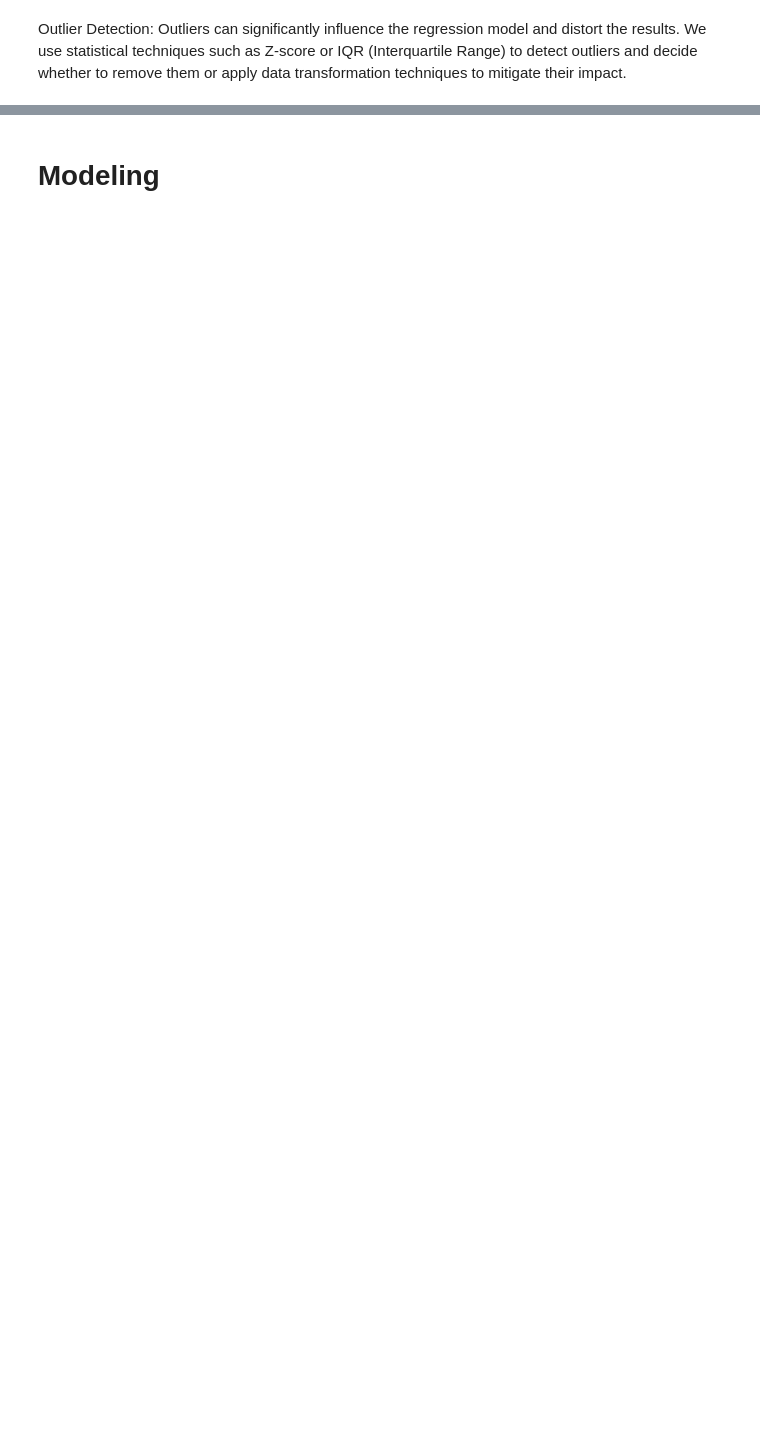
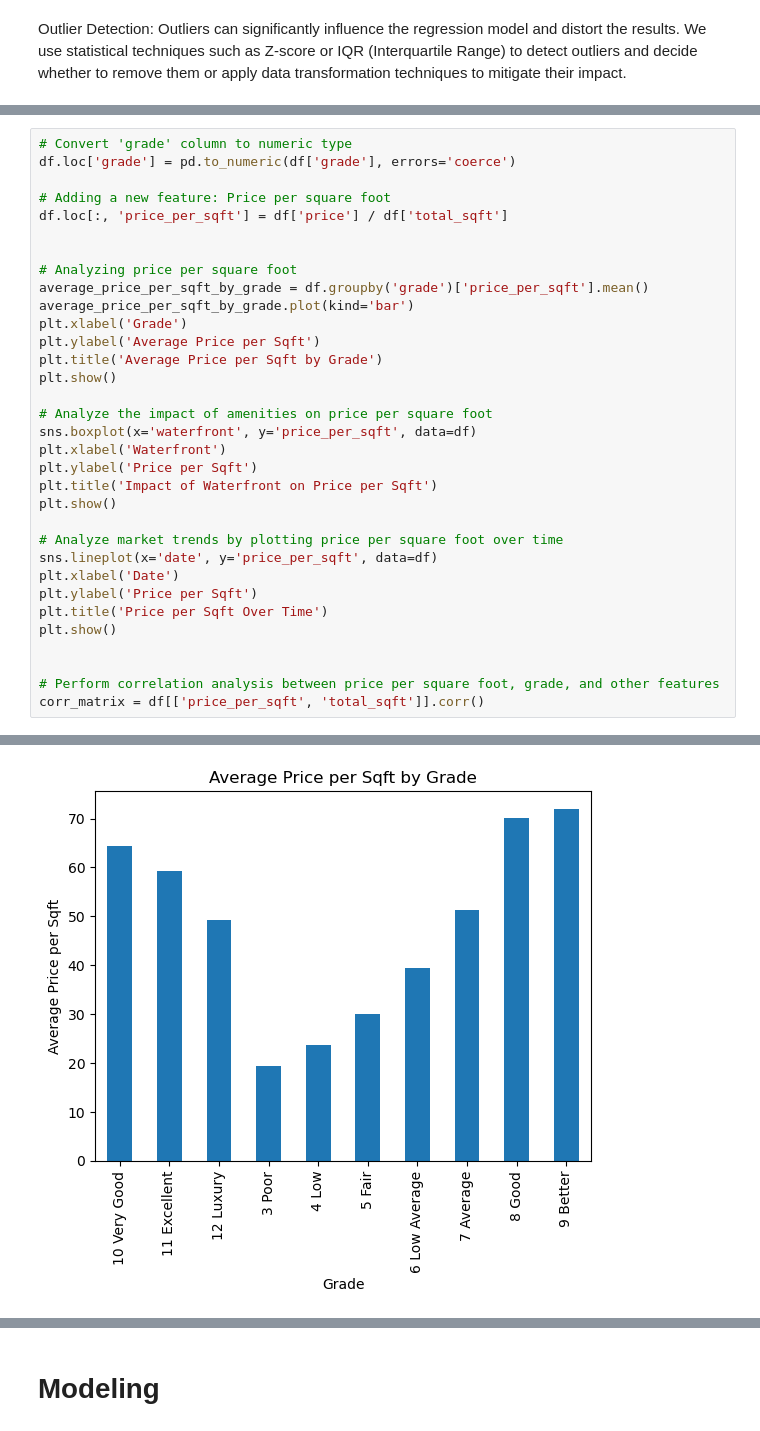
Before and after one commit to KariukiAddi/dsc-phase-2-project-v2-3, a Jupyter notebook: student.ipynb, the cells around one changed output, grey strips where cells are left out. Saved outputs shown, nothing was run; the diff lists cells and outputs as text; blank space fills up the shorter version.

```diff
--- a/student.ipynb
+++ b/student.ipynb
@@ -231,0 +406,34 @@ df
+# %%
+# Convert 'grade' column to numeric type
+df.loc['grade'] = pd.to_numeric(df['grade'], errors='coerce')
+
+# Adding a new feature: Price per square foot
+df.loc[:, 'price_per_sqft'] = df['price'] / df['total_sqft']
+
+
+# Analyzing price per square foot
+average_price_per_sqft_by_grade = df.groupby('grade')['price_per_sqft'].mean()
+average_price_per_sqft_by_grade.plot(kind='bar')
+plt.xlabel('Grade')
+plt.ylabel('Average Price per Sqft')
+plt.title('Average Price per Sqft by Grade')
+plt.show()
+
+# Analyze the impact of amenities on price per square foot
+sns.boxplot(x='waterfront', y='price_per_sqft', data=df)
+plt.xlabel('Waterfront')
+plt.ylabel('Price per Sqft')
+plt.title('Impact of Waterfront on Price per Sqft')
+plt.show()
+
+# Analyze market trends by plotting price per square foot over time
+sns.lineplot(x='date', y='price_per_sqft', data=df)
+plt.xlabel('Date')
+plt.ylabel('Price per Sqft')
+plt.title('Price per Sqft Over Time')
+plt.show()
+
+
+# Perform correlation analysis between price per square foot, grade, and other features
+corr_matrix = df[['price_per_sqft', 'total_sqft']].corr()
+# %% [output]
@@ -231,0 +449 @@ df
+[figure, added]
```
Also changed, not shown: parts of 22 cells of this notebook.
